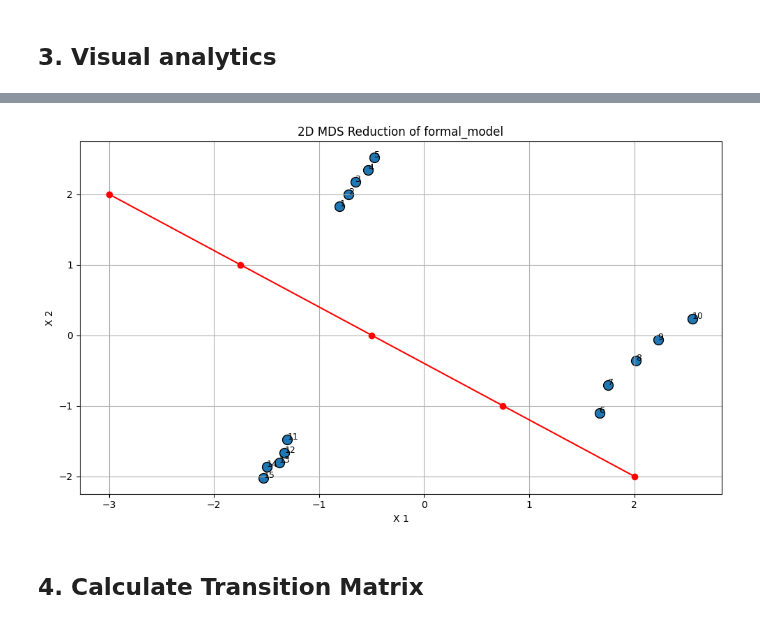
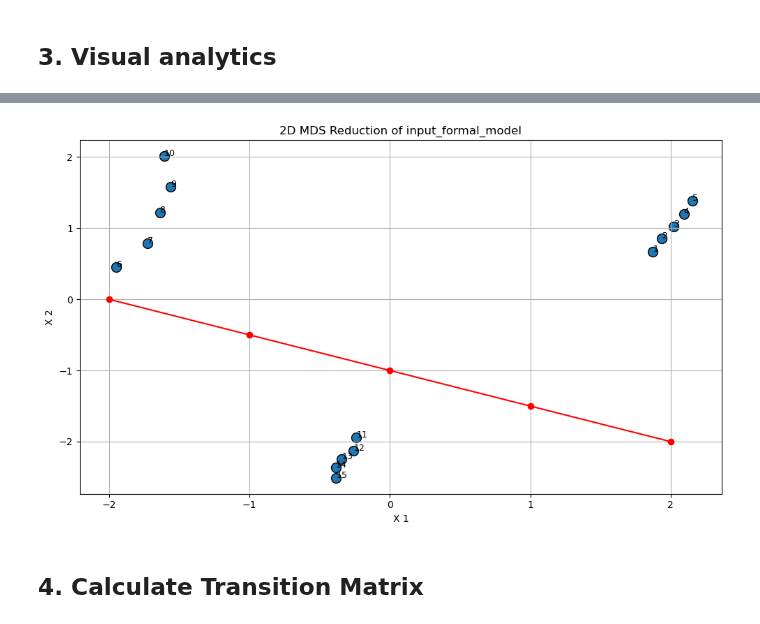
Before and after one commit to radiukpavlo/transition-matrix-ml, a Jupyter notebook: projects/mnist_mds.ipynb, the cells around one changed output, grey strips where cells are left out. Saved outputs shown, nothing was run; the diff lists cells and outputs as text; code cells hidden in the pictures.

```diff
--- a/projects/mnist_mds.ipynb
+++ b/projects/mnist_mds.ipynb
@@ -34,12 +34,15 @@ input_formal_model
 # %% [markdown]
 ## 2. Multi-dimensional scaling
 # %%
-# Drop the 'Formal Model' column as it's an identifier and not part of the features
-formal_model_values = input_formal_model.drop('Formal Model', axis=1)
+# Extract the necessary subtables
+formal_model_features = input_formal_model.drop('Target', axis=1).drop('ID', axis=1)
+formal_model_with_id = input_formal_model.drop('Target', axis=1)
+formal_model_id = input_formal_model['ID']
+formal_model_target = input_formal_model['Target']
 
 # Standardize the data
 scaler = StandardScaler()
-X_scaled = scaler.fit_transform(formal_model_values)
+X_scaled = scaler.fit_transform(formal_model_features)
 
 # Apply MDS to reduce the dimensions to 2
 mds = MDS(n_components=2, normalized_stress='auto')
@@ -115,0 +97,15 @@ coordinates_df
+# %%
+x_1_first = 2
+x_1_last = -2
+x_2_first = -2
+x_2_last = 0
+num_points = 5
+
+x_1_inter_coordinates = interpolate_coordinates(x_1_first, x_1_last, num_points)
+x_2_inter_coordinates = interpolate_coordinates(x_2_first, x_2_last, num_points)
+# print(x_1_inter_coordinates)
+# print(x_2_inter_coordinates)
+
+# Create a DataFrame from the coordinates
+coordinates_df = pd.DataFrame({'x1': x_1_inter_coordinates, 'x2': x_2_inter_coordinates})
+coordinates_df
@@ -116,25 +119,25 @@ coordinates_df
 # %%
 import matplotlib.pyplot as plt
 
 # Scatter plot for the reduced data
 plt.figure(figsize=(10, 6))
 plt.scatter(formal_model_reduced['x1'], formal_model_reduced['x2'], s=100, edgecolor='k')
-for i, txt in enumerate(input_formal_model['Formal Model']):
+for i, txt in enumerate(formal_model_with_id['ID']):
     plt.annotate(txt, (formal_model_reduced['x1'].iloc[i], formal_model_reduced['x2'].iloc[i]), fontsize=9)
 
 # Draw the separating line
 line_x1 = coordinates_df['x1'].tolist()
 line_x2 = coordinates_df['x2'].tolist()
 plt.plot(line_x1, line_x2, 'ro-')
 
 plt.xlabel("X 1")
 plt.ylabel("X 2")
-plt.title("2D MDS Reduction of formal_model")
+plt.title(f"2D MDS Reduction of {'input_formal_model'}")
 plt.grid(True)
 plt.tight_layout()
 plt.show()
 # %% [output]
-[figure, old version]
+[figure, new version]
 # %% [markdown]
 ## 4. Calculate Transition Matrix
 # %% [markdown]
```
Also changed, not shown: parts of 23 cells of this notebook, 2 other files.
